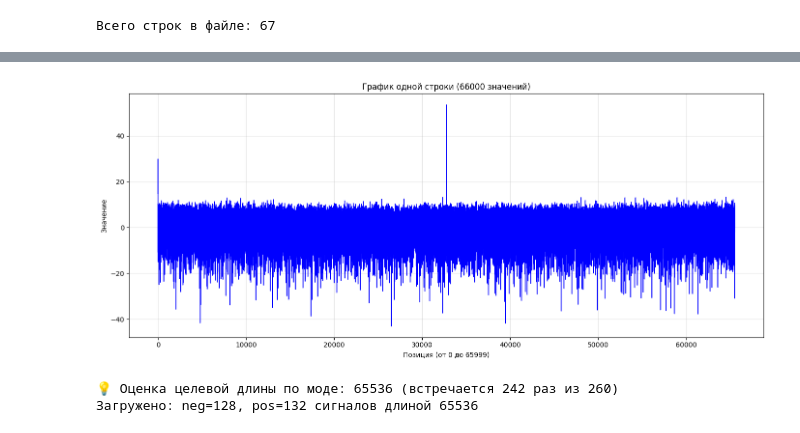
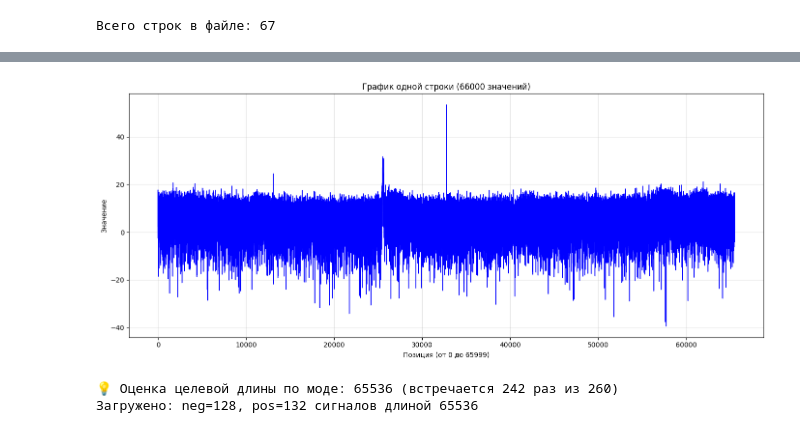
Before and after one commit to smthCreate/binar_drons, a Jupyter notebook: code.ipynb, the cells around one changed output, grey strips where cells are left out. Saved outputs shown, nothing was run; the diff lists cells and outputs as text; code cells hidden in the pictures.

```diff
--- a/code.ipynb
+++ b/code.ipynb
@@ -41,32 +132,31 @@ print(f"Всего строк в файле: {total}")
 # %%
 import matplotlib.pyplot as plt
 import csv
 
 # Путь к файлу (замените на свой)
-filename = "435_0.csv"
+filename = "435_1.csv"
 
 # Читаем файл
 with open(filename, 'r', encoding='cp1251') as f:
     reader = csv.reader(f, delimiter=';')
     rows = list(reader)
 
 # Берём вторую строку (индекс 1) — это первая строка с данными
-data_row = rows[39]  # ['37.72287326557415', '11.973013155270289', ...]
-
+data_row = rows[41]
 # Преобразуем в числа
 values_0 = [float(x) for x in data_row]
 
 # Строим график
 plt.figure(figsize=(14, 6))
 plt.plot(values_0, linewidth=1, color='blue')
 plt.title("График одной строки (66000 значений)")
 plt.xlabel("Позиция (от 0 до 65999)")
 plt.ylabel("Значение")
 plt.grid(True, alpha=0.3)
 plt.tight_layout()
 plt.show()
 # %% [output]
-[figure, old version]
+[figure, new version]
 # %%
 import numpy as np
 import pandas as pd
```
Also changed, not shown: parts of 1 cell of this notebook, 4 other files.
